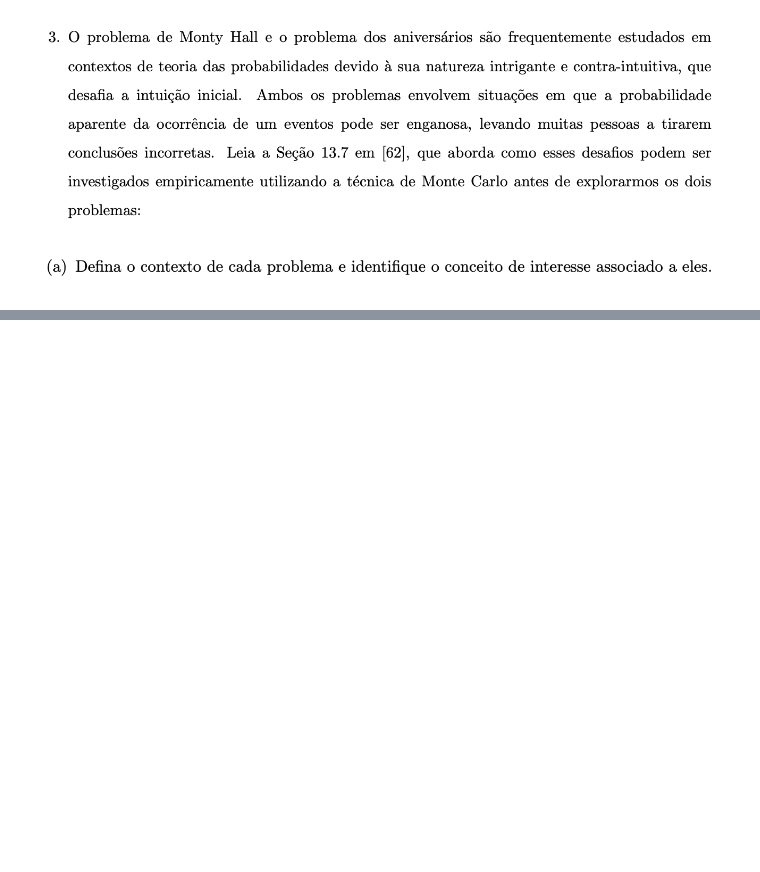
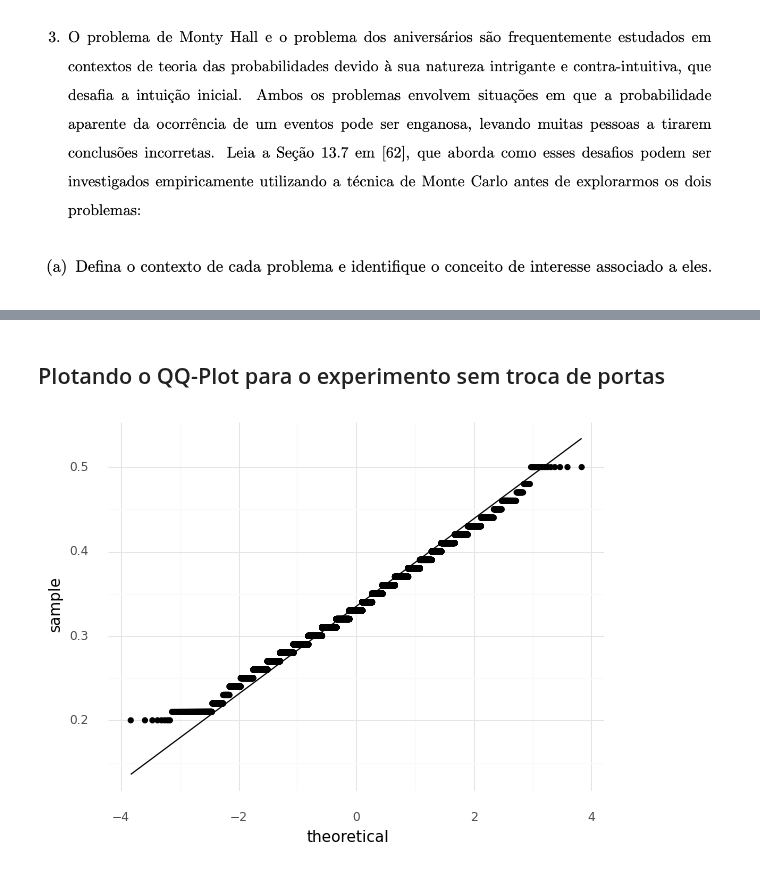
Before and after one commit to pdcos/analise_visual_ciencia_de_dados, a Jupyter notebook: participacao_7/solutions_7.ipynb, the cells around one changed output, grey strips where cells are left out. Saved outputs shown, nothing was run; the diff lists cells and outputs as text; code cells hidden in the pictures; blank space fills up the shorter version.

```diff
--- a/participacao_7/solutions_7.ipynb
+++ b/participacao_7/solutions_7.ipynb
@@ -76,0 +176,16 @@ Probabilidade de sair cara, coroa, cara: 0.125
+# %% [markdown]
+## Plotando o QQ-Plot para o experimento sem troca de portas
+# %%
+data = pd.DataFrame({'value': prob_vitorias_sem_troca})
+
+# Criar o gráfico Q-Q com plotnine
+plot = (
+    ggplot(data, aes(sample='value')) +
+    geom_qq() +
+    geom_qq_line() +  # Adiciona uma linha de referência
+    theme_minimal()  # Estilo de tema limpo
+)
+
+print(plot)
+# %% [output]
+[figure, added]
```
Also changed, not shown: parts of 39 cells of this notebook.
